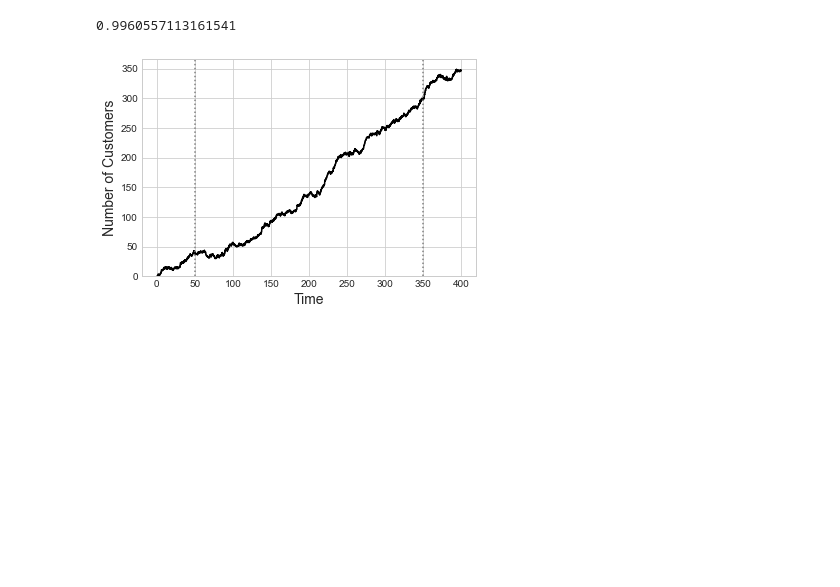
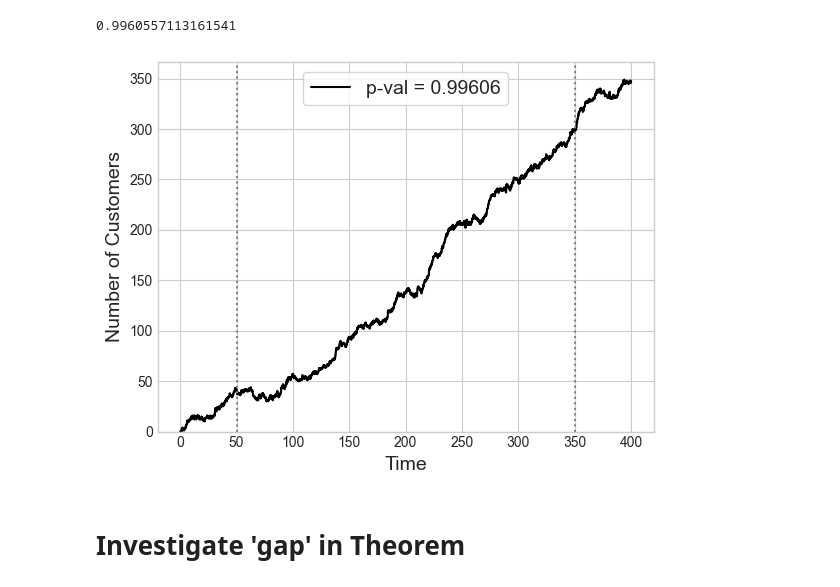
Before and after one commit to geraintpalmer/DynamicClasses, a Jupyter notebook: src/Checks for Steady State Simulation.ipynb, the cells around one changed output. Drawn from its saved outputs; the diff is of its cells as text; code cells hidden in the pictures; blank space fills up the shorter version.

Commit message:
investigate 'gap' in the theorem/proposition

```diff
--- a/src/Checks for Steady State Simulation.ipynb
+++ b/src/Checks for Steady State Simulation.ipynb
@@ -11,6 +13,9 @@ def plot_and_test_stationary(
     max_simulation_time,
     warmup,
     cooldown,
+    ax,
+    fontsize,
+    label=None
 ):
     Q = models.build_and_run_simulation(
         num_classes=num_classes,
@@ -26,10 +31,9 @@ def plot_and_test_stationary(
 
     ts = [row[0] for row in Q.statetracker.history]
     ns = [sum(row[1][0]) for row in Q.statetracker.history]
-    fig, ax = plt.subplots(1)
-    ax.plot(ts, ns, c="black")
-    ax.set_xlabel("Time", fontsize=14)
-    ax.set_ylabel("Number of Customers", fontsize=14)
+    ax.plot(ts, ns, c="black", label=f"p-val = {round(p_value, 5)}")
+    ax.set_xlabel("Time", fontsize=fontsize)
+    ax.set_ylabel("Number of Customers", fontsize=fontsize)
     ax.set_ylim(bottom=0)
     ymin, ymax = ax.get_ylim()
     ax.vlines(
@@ -39,5 +43,8 @@ def plot_and_test_stationary(
         linestyle="dotted",
         color="grey",
     )
-    return fig, p_value
+    ax.legend(frameon=True, fontsize=fontsize, loc=9)
+    if label is not None:
+        ax.annotate(label, (0.05, 0.85), xycoords='axes fraction', fontsize=fontsize+4)
+    return ax, p_value
 # %%
@@ -59,16 +69,21 @@ print(pvalue)
 # %%
-f, pvalue = plot_and_test_stationary(
+fig, ax = plt.subplots(1)
+ax, pvalue = plot_and_test_stationary(
     num_classes=2,
     num_servers=2,
     arrival_rates=[2, 1],
     service_rates=[1, 1],
     class_change_rate_matrix=[[None, 1], [1, None]],
     max_simulation_time=400,
     warmup=50,
     cooldown=50,
+    ax=ax,
+    fontsize=14
 )
-f.savefig("../tex/img/adf_test_not_steadystate.pdf")
+fig.savefig("../tex/img/adf_test_not_steadystate.pdf")
 print(pvalue)
 # %% [output]
 0.9960557113161541
-[figure, old version]
+[figure, new version]
+# %% [markdown]
+# Investigate 'gap' in Theorem
```
Also changed, not shown: parts of 5 cells of this notebook, 5 other files.
